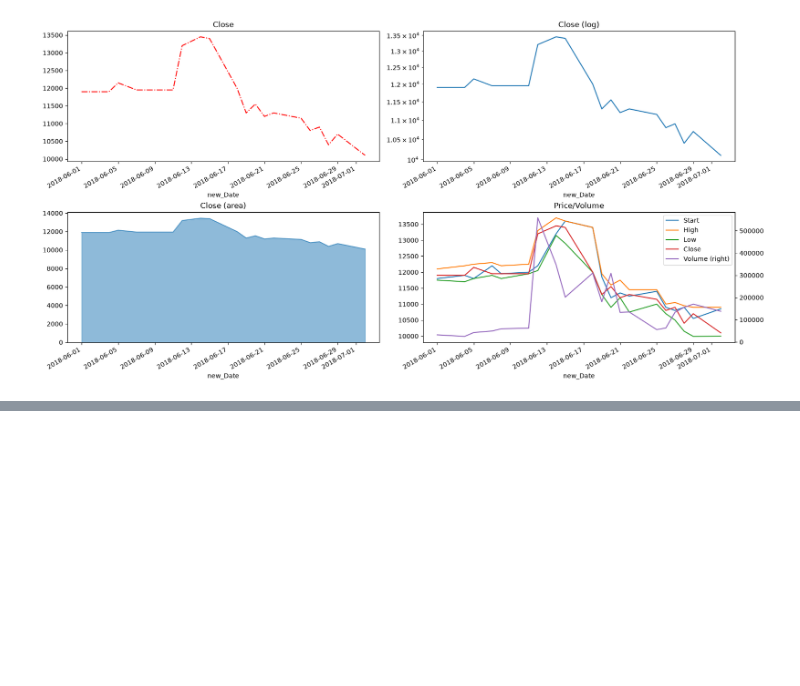
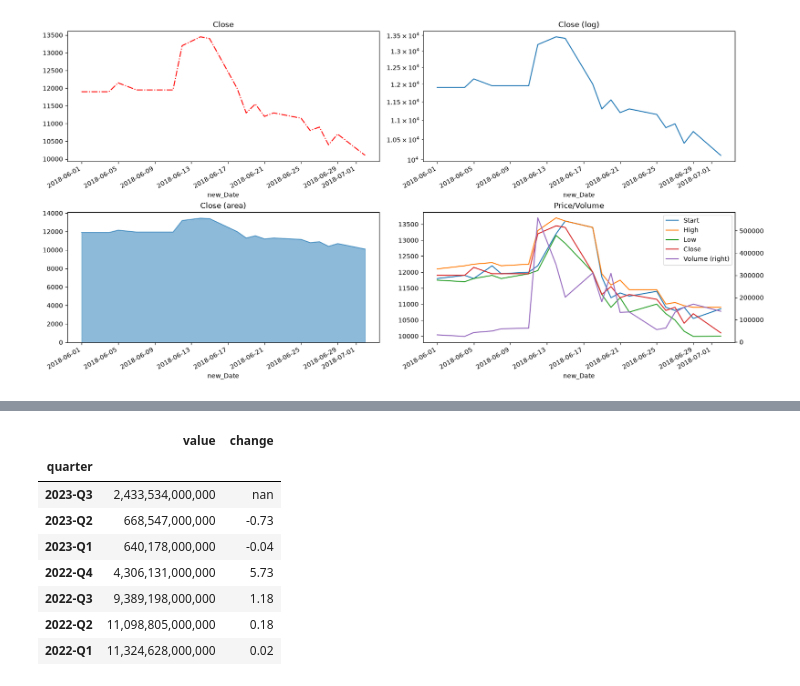
Before and after one commit to donghwan0907/pandas, a Jupyter notebook: 05_데이터 사전처리/06_시계열데이터.ipynb, the cells around one changed output, grey strips where cells are left out. Drawn from its saved outputs; the diff is of its cells as text; code cells hidden in the pictures; blank space fills up the shorter version.

```diff
--- a/05_데이터 사전처리/06_시계열데이터.ipynb
+++ b/05_데이터 사전처리/06_시계열데이터.ipynb
@@ -655,0 +708,13 @@ ValueError: If using all scalar values, you must pass an index
+# %%
+# 데이터 값의 형식을 지정 (소수정 이하 둘째 자리, 천 단위, 소수점 표시)
+df_samsung.style.format(precision=2, thousands=',', decimal='.')
+# %% [output]
+|  | value | change |
+| quarter |  |  |
+| 2023-Q3 | 2,433,534,000,000 | nan |
+| 2023-Q2 | 668,547,000,000 | -0.73 |
+| 2023-Q1 | 640,178,000,000 | -0.04 |
+| 2022-Q4 | 4,306,131,000,000 | 5.73 |
+| 2022-Q3 | 9,389,198,000,000 | 1.18 |
+| 2022-Q2 | 11,098,805,000,000 | 0.18 |
+| 2022-Q1 | 11,324,628,000,000 | 0.02 |
```
Also changed, not shown: parts of 6 cells of this notebook, 1 other file.
